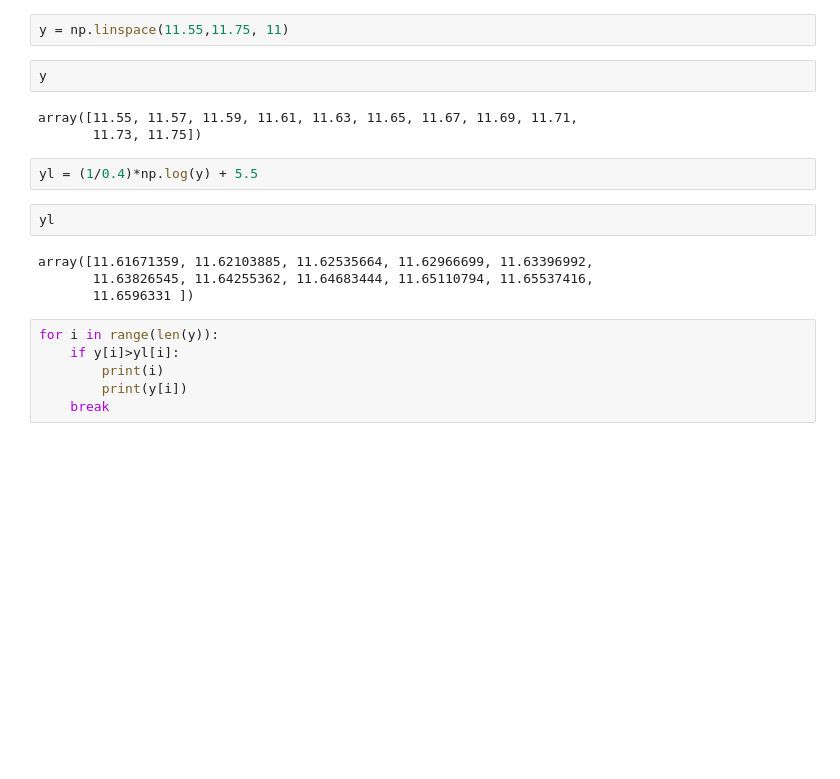
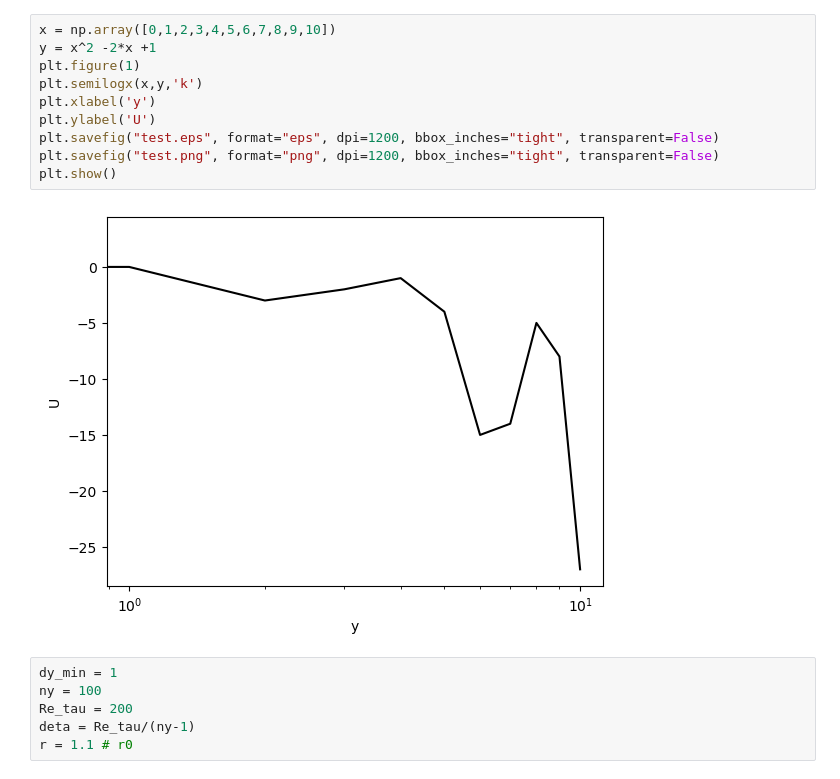
Before and after one commit to ABoghi/Fully_Developed_NT_Profiles, a Jupyter notebook: Untitled.ipynb, the cells around one changed output. Drawn from its saved outputs; the diff is of its cells as text; blank space fills up the shorter version.

```diff
--- a/Untitled.ipynb
+++ b/Untitled.ipynb
@@ -3,21 +5,18 @@ import numpy as np
-# %%
-y = np.linspace(11.55,11.75, 11)
-# %%
-y
-# %% [output]
-array([11.55, 11.57, 11.59, 11.61, 11.63, 11.65, 11.67, 11.69, 11.71,
-       11.73, 11.75])
-# %%
-yl = (1/0.4)*np.log(y) + 5.5
-# %%
-yl
-# %% [output]
-array([11.61671359, 11.62103885, 11.62535664, 11.62966699, 11.63396992,
-       11.63826545, 11.64255362, 11.64683444, 11.65110794, 11.65537416,
-       11.6596331 ])
-# %%
-for i in range(len(y)):
-    if y[i]>yl[i]:
-        print(i)
-        print(y[i])
-    break
+# %%
+x = np.array([0,1,2,3,4,5,6,7,8,9,10])
+y = x^2 -2*x +1
+plt.figure(1)
+plt.semilogx(x,y,'k')
+plt.xlabel('y')
+plt.ylabel('U')
+plt.savefig("test.eps", format="eps", dpi=1200, bbox_inches="tight", transparent=False)
+plt.savefig("test.png", format="png", dpi=1200, bbox_inches="tight", transparent=False)
+plt.show()
+# %% [output]
+[figure, added]
+# %%
+dy_min = 1
+ny = 100
+Re_tau = 200
+deta = Re_tau/(ny-1)
+r = 1.1 # r0
```
Also changed, not shown: parts of 5 cells of this notebook, 3 other files.
